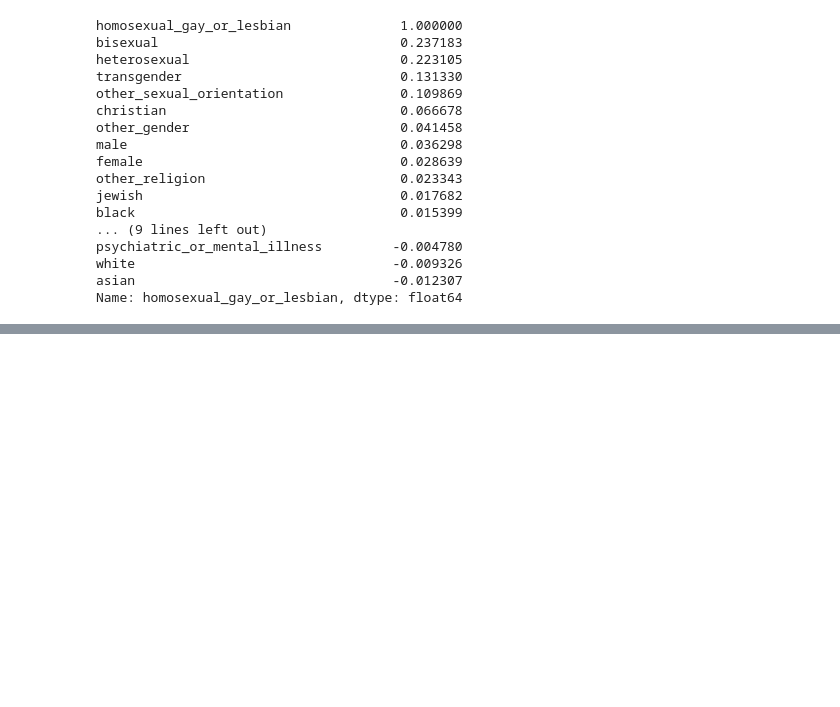
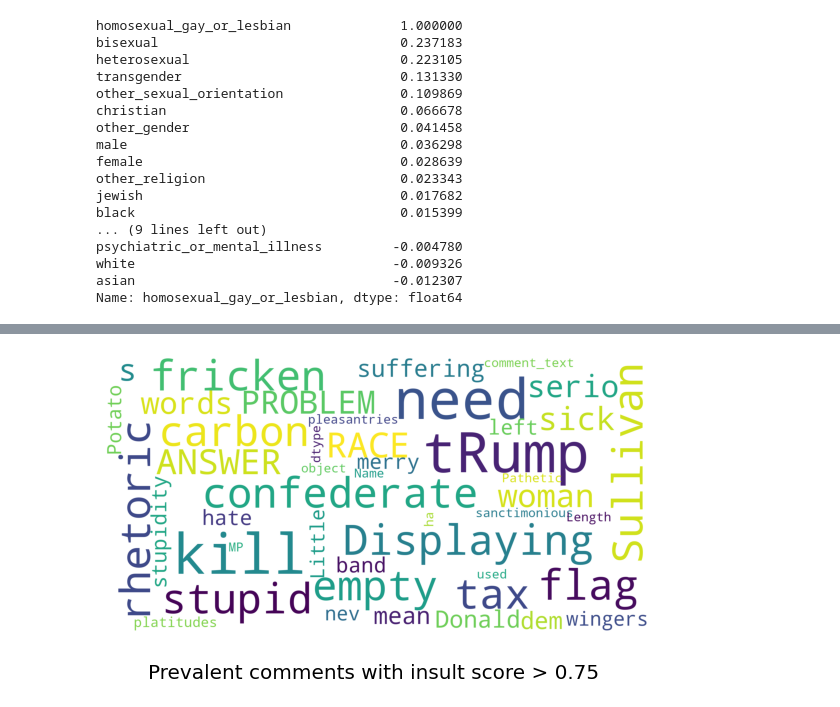
Before and after one commit to dvh549/Text_Mining, a Jupyter notebook: Toxic Comments.ipynb, the cells around one changed output, grey strips where cells are left out. Drawn from its saved outputs; the diff is of its cells as text; code cells hidden in the pictures; blank space fills up the shorter version.

```diff
--- a/Toxic Comments.ipynb
+++ b/Toxic Comments.ipynb
@@ -256,0 +277,5 @@ from nltk.tokenize import word_tokenize
+# %%
+show_wordcloud(toxic_train.loc[toxic_train['insult'] > 0.75]['comment_text'].sample(20000),
+               title = 'Prevalent comments with insult score > 0.75')
+# %% [output]
+[figure, added]
```
Also changed, not shown: parts of 8 cells of this notebook.
